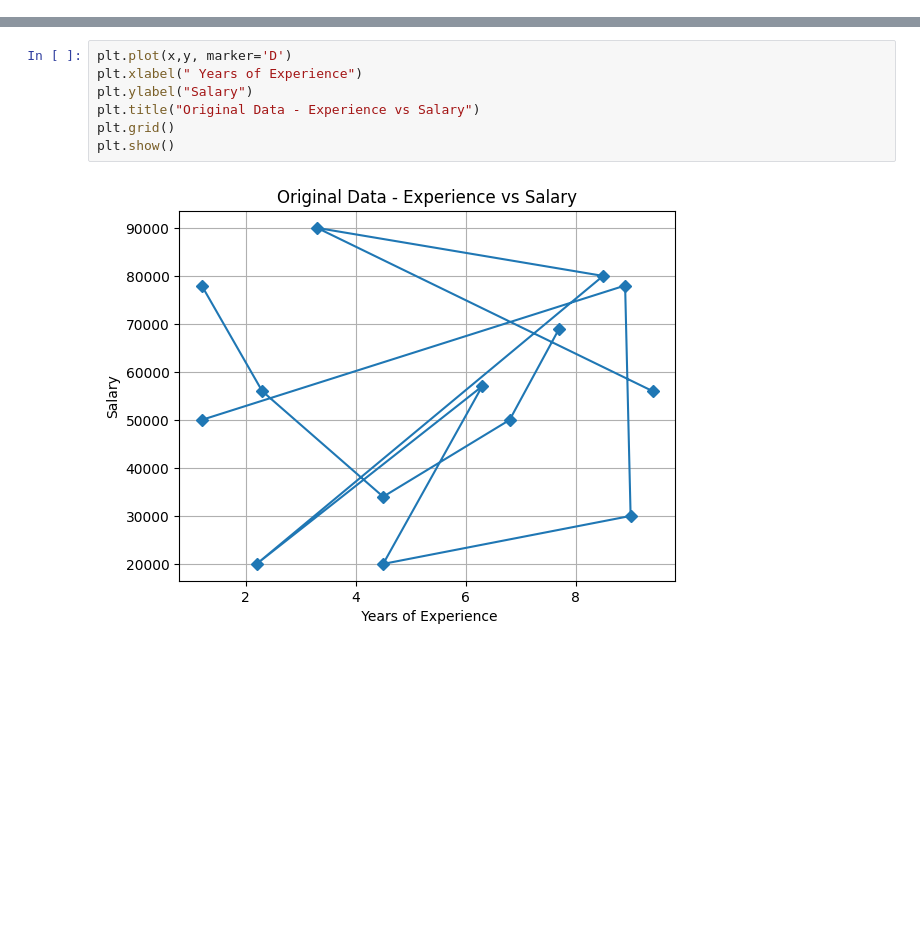
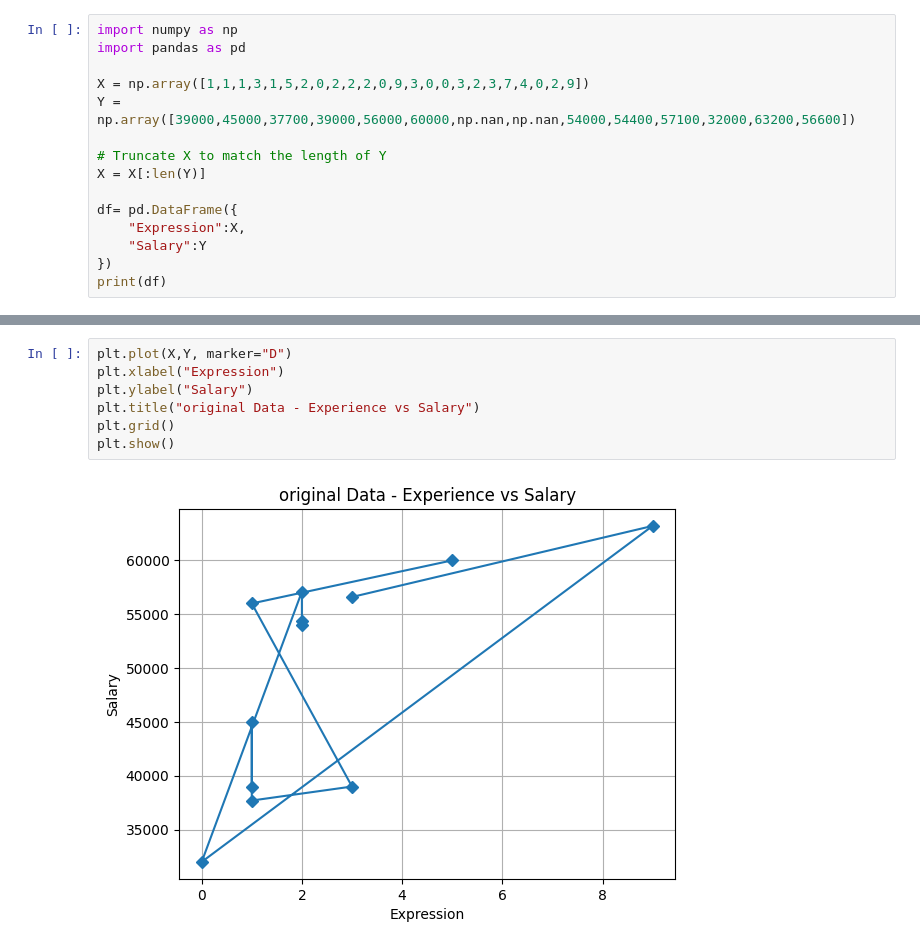
Before and after one commit to 13Pranoti/ml_practical_new, a Jupyter notebook: ml4.ipynb, the cells around one changed output, grey strips where cells are left out. Drawn from its saved outputs; the diff is of its cells as text; blank space fills up the shorter version.

```diff
--- a/ml4.ipynb
+++ b/ml4.ipynb
@@ -34,0 +11,15 @@ print(df)
+# %%
+import numpy as np
+import pandas as pd
+
+X = np.array([1,1,1,3,1,5,2,0,2,2,2,0,9,3,0,0,3,2,3,7,4,0,2,9])
+Y = np.array([39000,45000,37700,39000,56000,60000,np.nan,np.nan,54000,54400,57100,32000,63200,56600])
+
+# Truncate X to match the length of Y
+X = X[:len(Y)]
+
+df= pd.DataFrame({
+    "Expression":X,
+    "Salary":Y
+})
+print(df)
@@ -35,12 +42,12 @@ print(df)
 # %%
-plt.plot(x,y, marker='D')
-plt.xlabel(" Years of Experience")
+plt.plot(X,Y, marker="D")
+plt.xlabel("Expression")
 plt.ylabel("Salary")
-plt.title("Original Data - Experience vs Salary")
+plt.title("original Data - Experience vs Salary")
 plt.grid()
 plt.show()
 # %% [output]
-[figure, old version]
+[figure, new version]
 # %%
 df.isnull()
 # %% [output]
```
Also changed, not shown: parts of 34 cells of this notebook.
